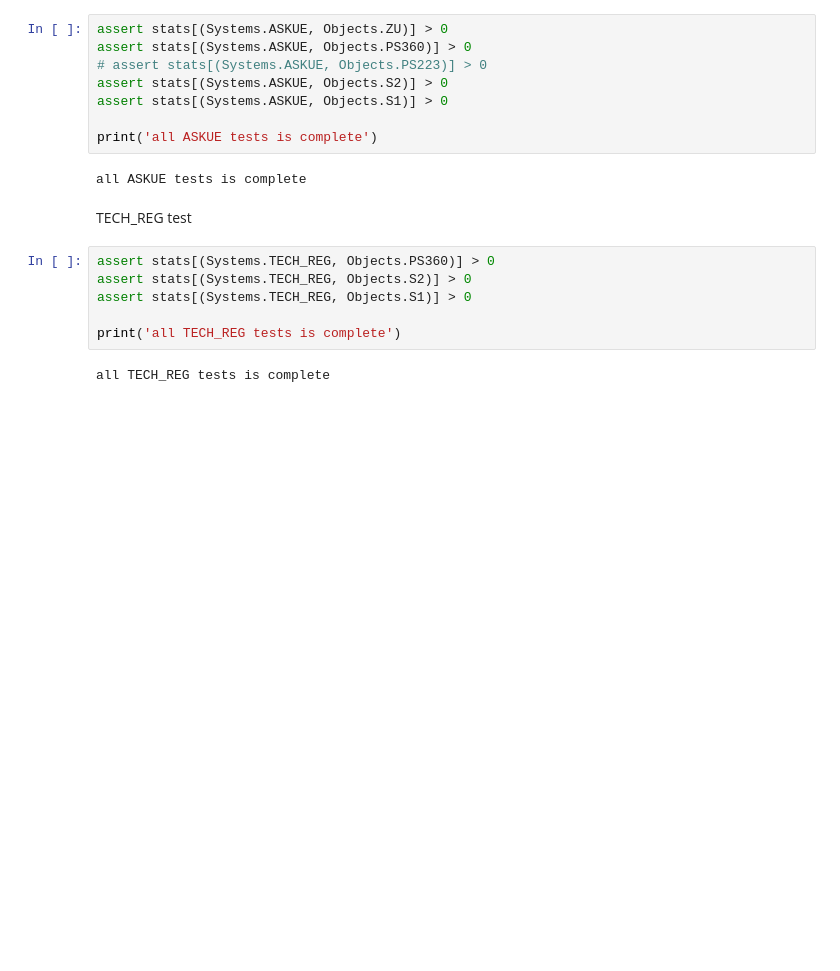
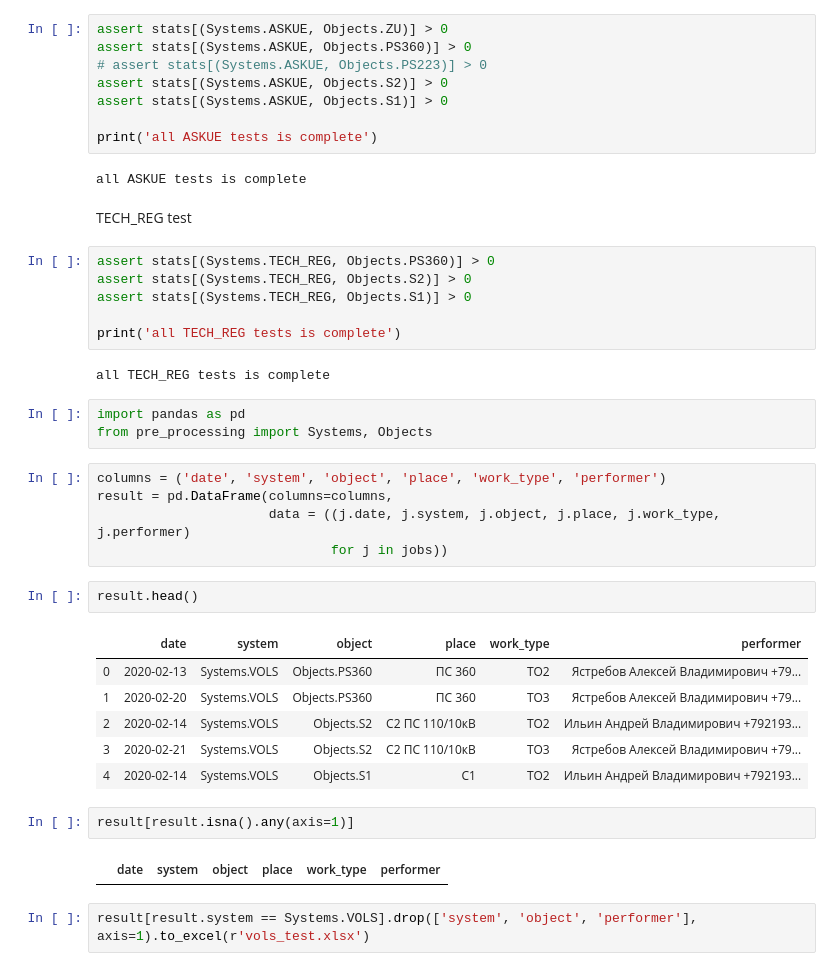
Before and after one commit to GusevMihail/Work_plan_generator, a Jupyter notebook: sandbox.ipynb, the cells around one changed output. Drawn from its saved outputs; the diff is of its cells as text; blank space fills up the shorter version.

```diff
--- a/sandbox.ipynb
+++ b/sandbox.ipynb
@@ -128,3 +125,26 @@ assert stats[(Systems.TECH_REG, Objects.S1)] > 0
 print('all TECH_REG tests is complete')
 # %% [output]
 all TECH_REG tests is complete
+# %%
+import pandas as pd
+from pre_processing import Systems, Objects
+# %%
+columns = ('date', 'system', 'object', 'place', 'work_type', 'performer')
+result = pd.DataFrame(columns=columns,
+                      data = ((j.date, j.system, j.object, j.place, j.work_type, j.performer)
+                              for j in jobs))
+# %%
+result.head()
+# %% [output]
+|  | date | system | object | place | work_type | performer |
+| 0 | 2020-02-13 | Systems.VOLS | Objects.PS360 | ПС 360 | ТО2 | Ястребов Алексей Владимирович +79... |
+| 1 | 2020-02-20 | Systems.VOLS | Objects.PS360 | ПС 360 | ТО3 | Ястребов Алексей Владимирович +79... |
+| 2 | 2020-02-14 | Systems.VOLS | Objects.S2 | С2 ПС 110/10кВ | ТО2 | Ильин Андрей Владимирович +792193... |
+| 3 | 2020-02-21 | Systems.VOLS | Objects.S2 | С2 ПС 110/10кВ | ТО3 | Ястребов Алексей Владимирович +79... |
+| 4 | 2020-02-14 | Systems.VOLS | Objects.S1 | С1 | ТО2 | Ильин Андрей Владимирович +792193... |
+# %%
+result[result.isna().any(axis=1)]
+# %% [output]
+|  | date | system | object | place | work_type | performer |
+# %%
+result[result.system == Systems.VOLS].drop(['system', 'object', 'performer'], axis=1).to_excel(r'vols_test.xlsx')
```
Also changed, not shown: parts of 6 cells of this notebook, 2 other files.
